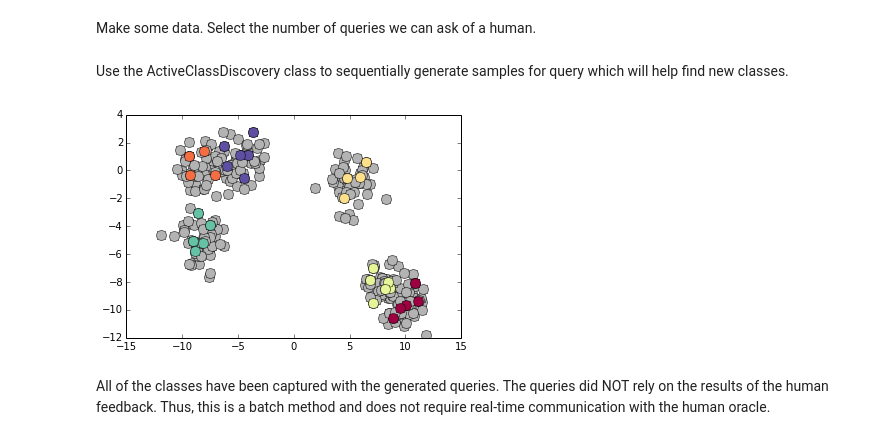
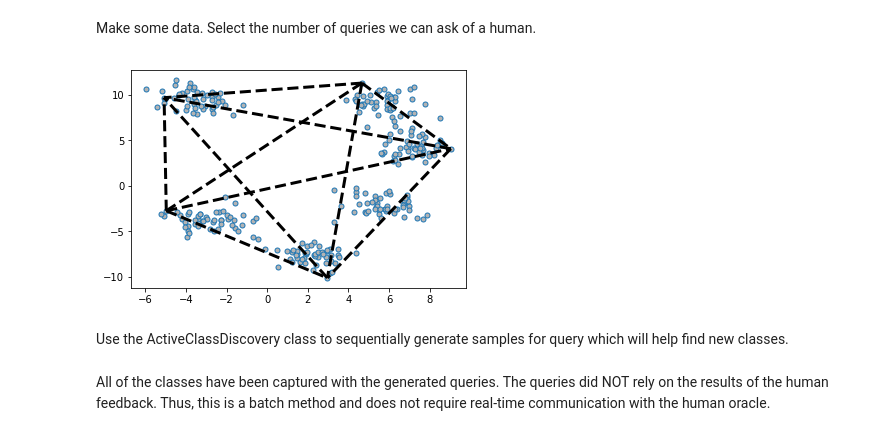
Before and after one commit to ekrim/robust-clust, a Jupyter notebook: examples/active_class_discovery.ipynb, the cells around one changed output. Cells and saved outputs as stored; diff of their text form; code cells hidden in the pictures.

```diff
--- a/examples/active_class_discovery.ipynb
+++ b/examples/active_class_discovery.ipynb
@@ -15,23 +14,36 @@ from active_class_discovery import ActiveClassDiscovery as ACD
 # %% [markdown]
 Make some data. Select the number of queries we can ask of a human.
 # %%
-N, Nclusters, Nquery = (300, 6, 30)
+N, num_clusters, num_query = (300, 6, 10)
 
-data, labels = ds.make_blobs(n_samples=N, n_features=2, centers=Nclusters)
+data, labels = ds.make_blobs(
+    n_samples=N,
+    n_features=2,
+    centers=num_clusters)
+
+constraint_mat, _ = get_constraints(
+    labels,
+    pdist(data),
+    method='ffqs',
+    num_constraints=num_query,
+    err_rate=0)
+
+plot_constraints(data, constraint_mat)
+plt.show()
+# %% [output]
+[figure, added]
 # %% [markdown]
 Use the ActiveClassDiscovery class to sequentially generate samples for query which will help find new classes.
 # %%
-acd = ACD(data)
+# acd = ACD(data)
 
-trainInd = np.zeros(Nquery).astype(int)
-for i in range(Nquery):
-    trainInd[i] = acd.get_query()
+# trainInd = np.zeros(Nquery).astype(int)
+# for i in range(Nquery):
+#     trainInd[i] = acd.get_query()
 
-plt.figure()
-cc.plot_labels(data)
-cc.plot_labels(data[trainInd], labels[trainInd])
-plt.show()
+# plt.figure()
+# cc.plot_labels(data)
+# cc.plot_labels(data[trainInd], labels[trainInd])
+# plt.show()
-# %% [output]
-[figure, removed]
 # %% [markdown]
 All of the classes have been captured with the generated queries. The queries did NOT rely on the results of the human feedback. Thus, this is a batch method and does not require real-time communication with the human oracle.
```
Also changed, not shown: parts of 1 cell of this notebook, 4 other files.
